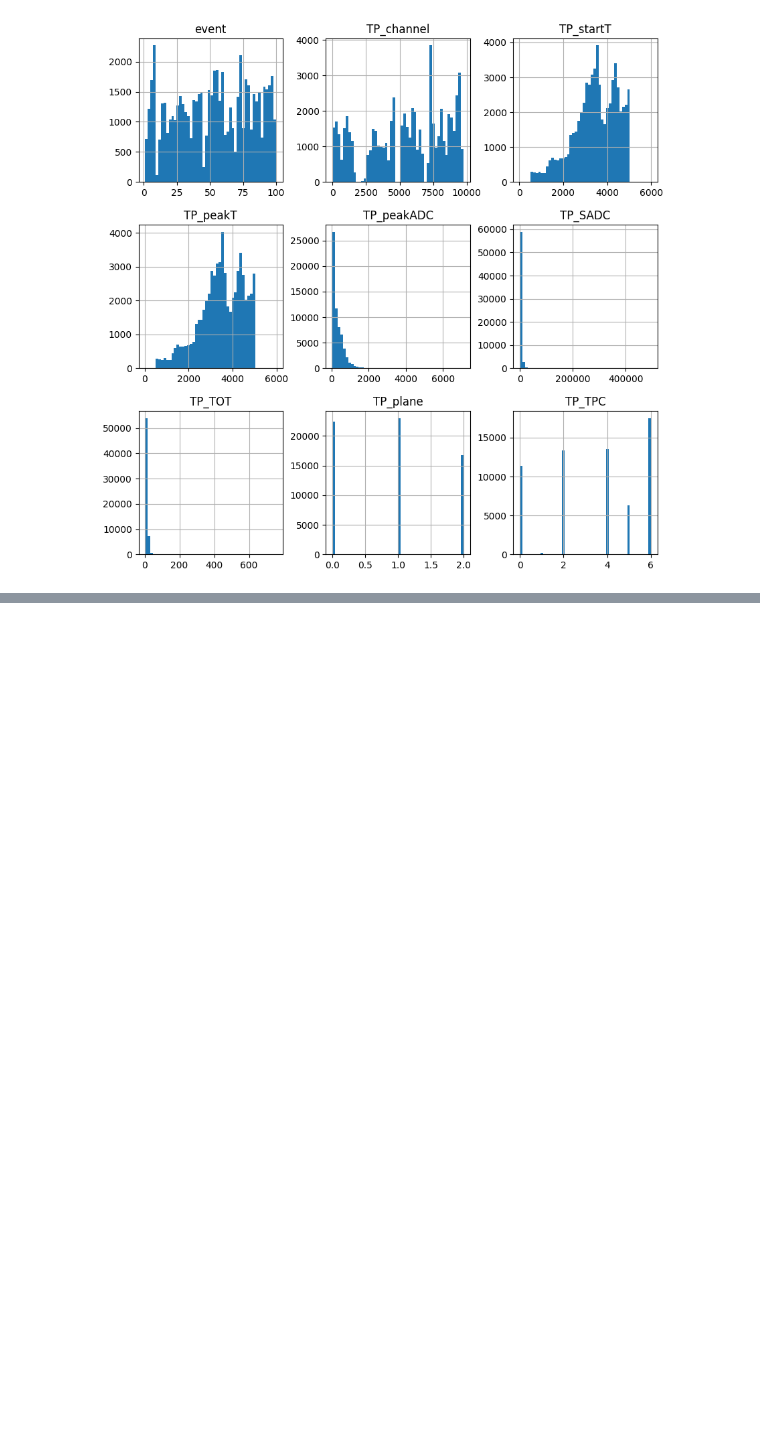
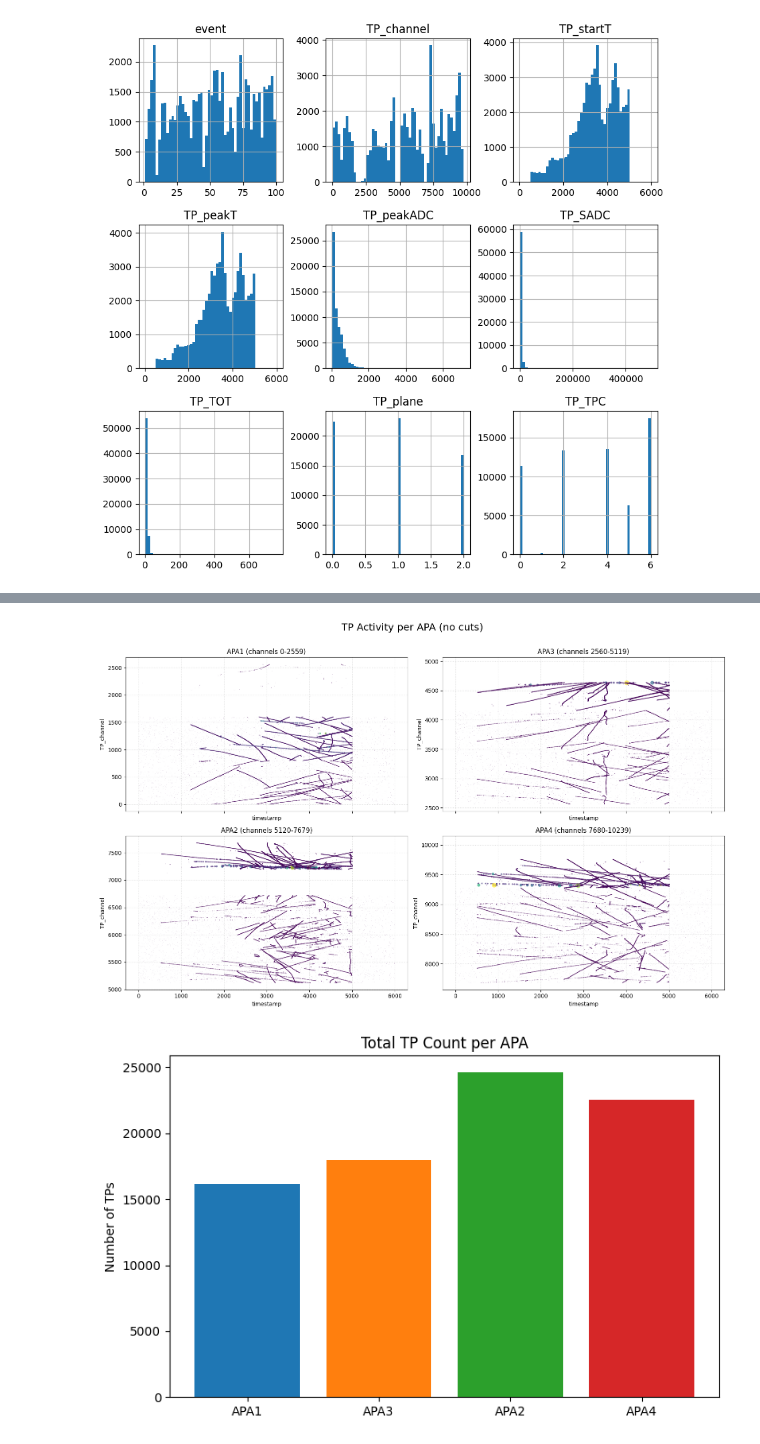
Before and after one commit to JuliaFavaro/SS25_TP_ProtoDUNE, a Jupyter notebook: src/MC_data.ipynb, the cells around one changed output, grey strips where cells are left out. Drawn from its saved outputs; the diff is of its cells as text; code cells hidden in the pictures; blank space fills up the shorter version.

```diff
--- a/src/MC_data.ipynb
+++ b/src/MC_data.ipynb
@@ -270,0 +141,54 @@ plot_plane_traces(tps)
+# %%
+def plot_plane_traces(tps):
+    """
+    Visualizes TP activity for each APA based on TP_channel.
+    APA mapping:
+        APA1: channels 0–2559
+        APA3: channels 2560–5119
+        APA2: channels 5120–7679
+        APA4: channels 7680–10239
+    """
+    apa_ranges = {
+        "APA1": (0, 2560),
+        "APA3": (2560, 5120),
+        "APA2": (5120, 7680),
+        "APA4": (7680, 10240),
+    }
+    apa_colors = ["tab:blue", "tab:orange", "tab:green", "tab:red"]
+
+    # --- Scatter plot: channel vs. TP_peakT for each APA ---
+    fig, axs = plt.subplots(2, 2, figsize=(16, 10), sharex=True)
+    for (i, (apa, (start, stop))) in enumerate(apa_ranges.items()):
+        ax = axs[i//2][i%2]
+        df_apa = tps[(tps.TP_channel >= start) & (tps.TP_channel < stop)]
+        ax.scatter(
+            df_apa.TP_peakT, df_apa.TP_channel,
+            s=df_apa.TP_TOT/10,
+            c=df_apa.TP_SADC/1e3,
+            cmap="viridis",
+            alpha=0.7,
+            edgecolor="none"
+        )
+        ax.set_title(f"{apa} (channels {start}-{stop-1})")
+        ax.set_xlabel("timestamp")
+        ax.set_ylabel("TP_channel")
+        ax.grid(True, linestyle="dotted", alpha=0.5)
+    plt.suptitle("TP Activity per APA (no cuts)", fontsize=18)
+    plt.tight_layout(rect=[0, 0, 1, 0.97])
+    plt.show()
+
+    # --- Bar plot: TP count per APA ---
+    apa_counts = [
+        len(tps[(tps.TP_channel >= start) & (tps.TP_channel < stop)])
+        for (start, stop) in apa_ranges.values()
+    ]
+    plt.figure(figsize=(8, 5))
+    plt.bar(apa_ranges.keys(), apa_counts, color=apa_colors)
+    plt.ylabel("Number of TPs")
+    plt.title("Total TP Count per APA")
+    plt.show()
+
+plot_plane_traces(tps)
+# %% [output]
+[figure, added]
+[figure, added]
```
Also changed, not shown: parts of 23 cells of this notebook.
